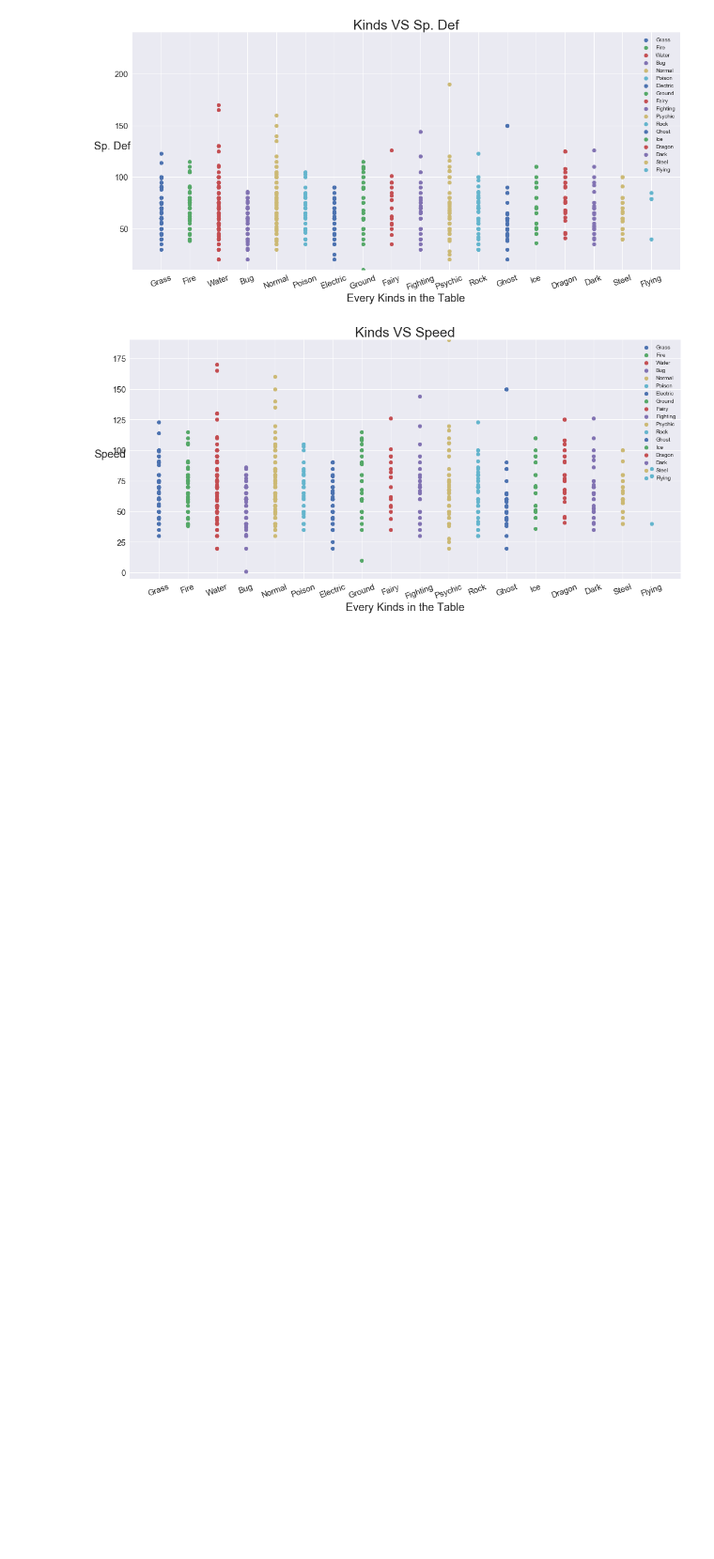
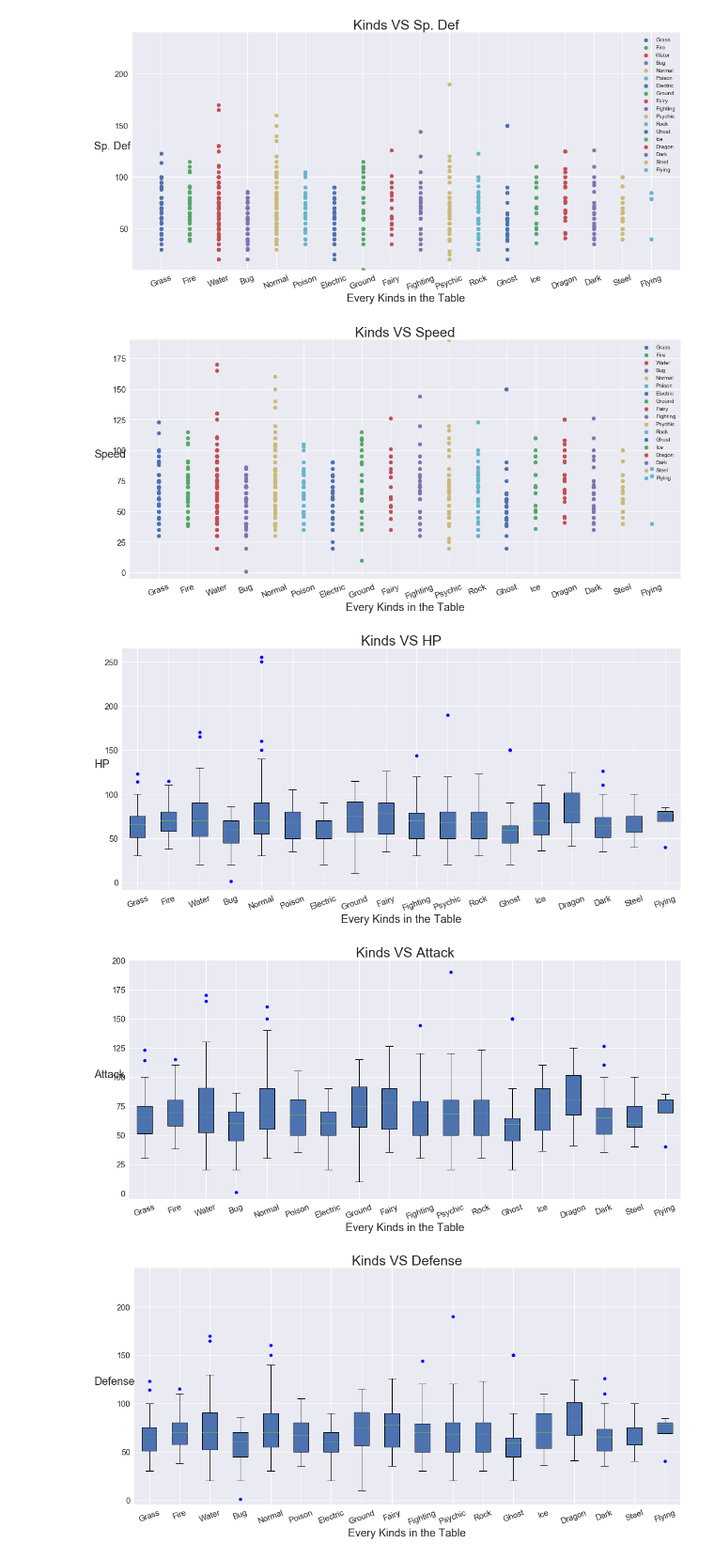
Before and after one commit to MissterHao/Pokemon-Prediction, a Jupyter notebook: Analisis.ipynb, the cells around one changed output. Shown at 94% size. Saved outputs shown, nothing was run; the diff lists cells and outputs as text; code cells hidden in the pictures; blank space fills up the shorter version.

Commit message:
Add All_VS  Boxplot Img and Code in.

```diff
--- a/Analisis.ipynb
+++ b/Analisis.ipynb
@@ -195,3 +197,47 @@ for fig_num,attr in enumerate(attribute):
 [figure]
 [figure]
 [figure]
+# %%
+df = pd.read_csv("data sets/Pokemon.csv").drop("Total",axis=1).drop("Legendary",axis=1).drop("Generation",axis=1).drop("#",axis=1).drop("Type 2",axis=1)
+df = df.drop("Name",axis=1)
+
+attribute = list(df.columns[1:])
+kinds = df['Type 1'].unique()
+
+for fig_num,attr in enumerate(attribute):
+
+    title_name = "Kinds VS " + str(attr)
+    attr_sel = df[attr]
+
+    plt.figure(fig_num+10,figsize=(18,8))
+    plt.title(title_name,fontdict={'fontsize':25})
+    plt.tick_params(axis='both',labelsize=15)
+    plt.xlim( ( 0-1, len(kinds) ) )
+    plt.xticks(xrange(len(kinds)),kinds,rotation=20)
+    plt.xlabel("Every Kinds in the Table",fontdict={'fontsize':20})
+
+    plt.ylim( (attr_sel.min()-10,attr_sel.max()+10) )
+    plt.ylabel(attr,fontdict={"fontsize":20},rotation=0)
+
+
+    X = np.full((len(Y)),i,dtype=float)
+    All_to_plot = []
+    for i,k in enumerate(kinds):
+        Y = data_frame.loc[data_frame["Type 1"]==k]['HP']
+        All_to_plot.append(Y)
+
+
+    # 要加上 positions=xrange(0,len(kinds)) 因為它內建的是1開頭 所以要位移回來
+    boxplt = plt.boxplot(All_to_plot,sym='ob',positions=xrange(0,len(kinds)),patch_artist=True)
+    for flier in bp['fliers']:
+        flier.set(marker='o', color='#e7298a', alpha=0.5)
+
+    plt.xticks(xrange(0, len(kinds)),kinds,rotation=20)
+    #plt.legend(kinds,loc="upper right")
+    #plt.savefig("./Data Image/All Kinds Scatter/Normal/"+str(attr)+".jpg",dpi=300)
+    plt.savefig("./Data Image/Average Line/"+str(attr)+".jpg",dpi=300)
+    plt.show()
+# %% [output]
+[figure, added]
+[figure, added]
+[figure, added]
```
Also changed, not shown: parts of 4 cells of this notebook, 6 other files.
